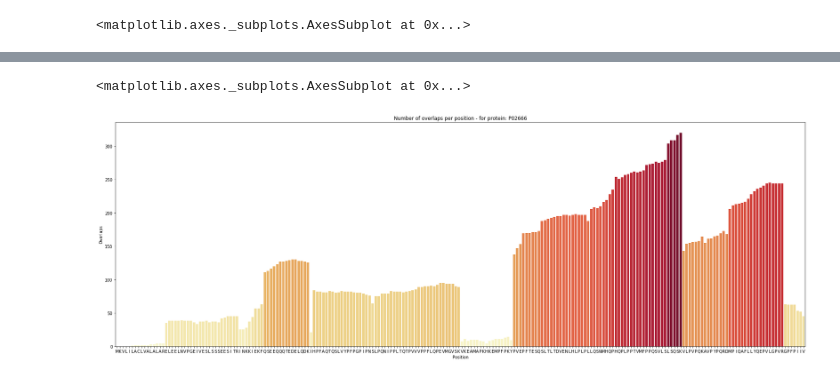
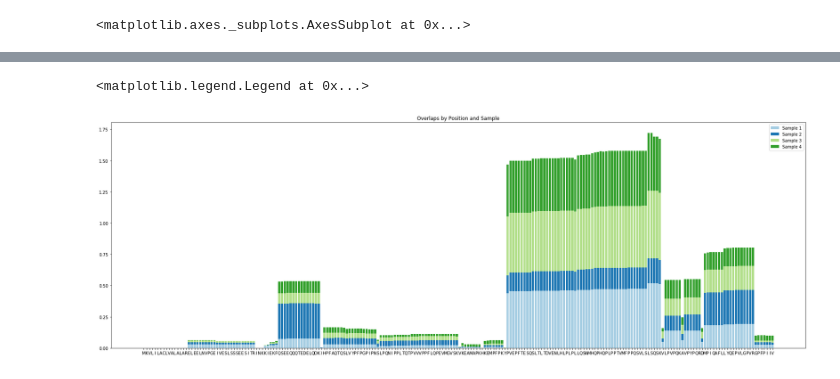
Before and after one commit to Munklinde96/Data_Visualization, a Jupyter notebook: viz_presentation4.ipynb, the cells around one changed output, grey strips where cells are left out. Saved outputs shown, nothing was run; the diff lists cells and outputs as text; code cells hidden in the pictures.

Commit message:
refactored segment plot + non-working gradient and pixel plot

```diff
--- a/viz_presentation4.ipynb
+++ b/viz_presentation4.ipynb
@@ -79,36 +49,19 @@ fig = plot_overlap_barchart_by_intensity_and_sample(first)
-# %%
-def colors_from_values(values, palette_name):
-    # normalize the values to range [0, 1]
-    normalized = (values - min(values)) / (max(values) - min(values))
-    # convert to indices
-    indices = np.round(normalized * (len(values) - 1)).astype(np.int32)
-    # use the indices to get the colors
-    palette = sns.color_palette(palette_name, len(values))
-    return np.array(palette).take(indices, axis=0)
-
-# make barchart with density of overlaps
-# blot overlapping inttervals
-
-# df where protein accession is P02666
-df = get_data_and_remove_unwanted_columns()
-df = sanitize_data(df)
-def plot_overlap_barchart2(df, selected_protein= "P02666"):
-    df_new = df[df["Protein Accession"] == selected_protein]
-    seq_list = list(get_protein_sequence(selected_protein))
-    _len = len(seq_list)
-    num_overlpas_list = [0]*_len # init as zeroes
-    # add 1 into all positions where there is an overlap
-    for i in range(len(df_new)):
-        for j in range(df_new.iloc[i]['Start'], df_new.iloc[i]['End']):
-            num_overlpas_list[j] += 1
-    df_overlaps = pd.DataFrame(list(zip(range(_len), num_overlpas_list)), columns=['Position', 'Overlaps'])
-    plt.figure(figsize=(30,10))
-    g= sns.barplot(x="Position", y= "Overlaps", data= df_overlaps, palette=colors_from_values(np.asarray(num_overlpas_list), "YlOrRd"))
-    g.set_xticklabels(seq_list)
-    g.set_title(f"Number of overlaps per position - for protein: {selected_protein}")
-    return g
-
-plot_overlap_barchart2(df)
-# %% [output]
-<matplotlib.axes._subplots.AxesSubplot at 0x...>
-[figure, removed]
+# %%
+first = dfs[0]
+lists, dataframes = get_overlap_overlaps_by_intensity_and_sample(first, "P02666")
+
+seq_list = list(get_protein_sequence("P02666"))
+fig, ax = plt.subplots(figsize = (30, 10))
+ax.set_xticks(range(len(lists[0])))
+ax.set_xticklabels(seq_list)
+
+ax.bar(dataframes[0]['Position'], dataframes[0]['Overlaps'], label='Sample 1', color = '#A6CEE3')
+ax.bar(dataframes[1]['Position'], dataframes[1]['Overlaps'], bottom=dataframes[0]['Overlaps'], label='Sample 2', color='#1F78B4')
+ax.bar(dataframes[2]['Position'], dataframes[2]['Overlaps'], bottom=dataframes[1]['Overlaps'] + dataframes[0]['Overlaps'], label="Sample 3", color='#B2DF8A')
+ax.bar(dataframes[3]['Position'], dataframes[3]['Overlaps'], bottom=dataframes[2]['Overlaps'] + dataframes[1]['Overlaps'] + dataframes[0]['Overlaps'], label="Sample 4", color='#33A02C')
+
+ax.set_title('Overlaps by Position and Sample')
+ax.legend()
+# %% [output]
+<matplotlib.legend.Legend at 0x...>
+[figure, added]
```
Also changed, not shown: parts of 3 cells of this notebook, 2 other files.
